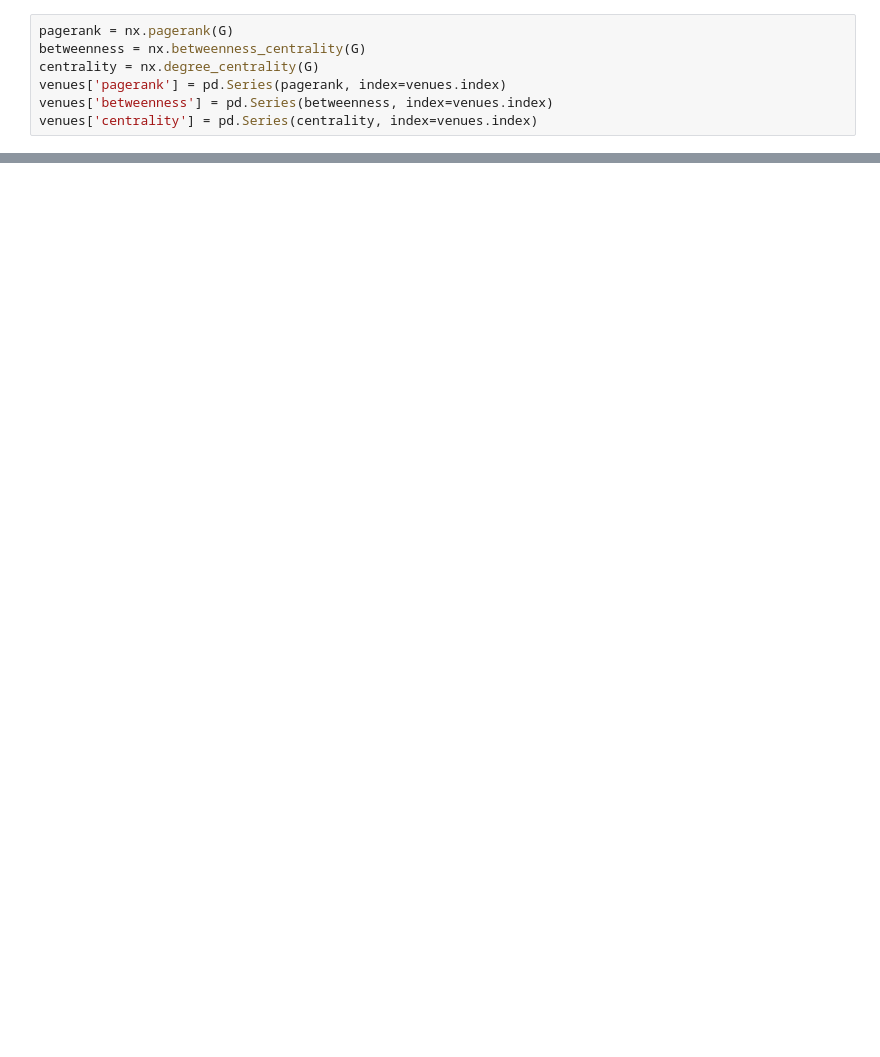
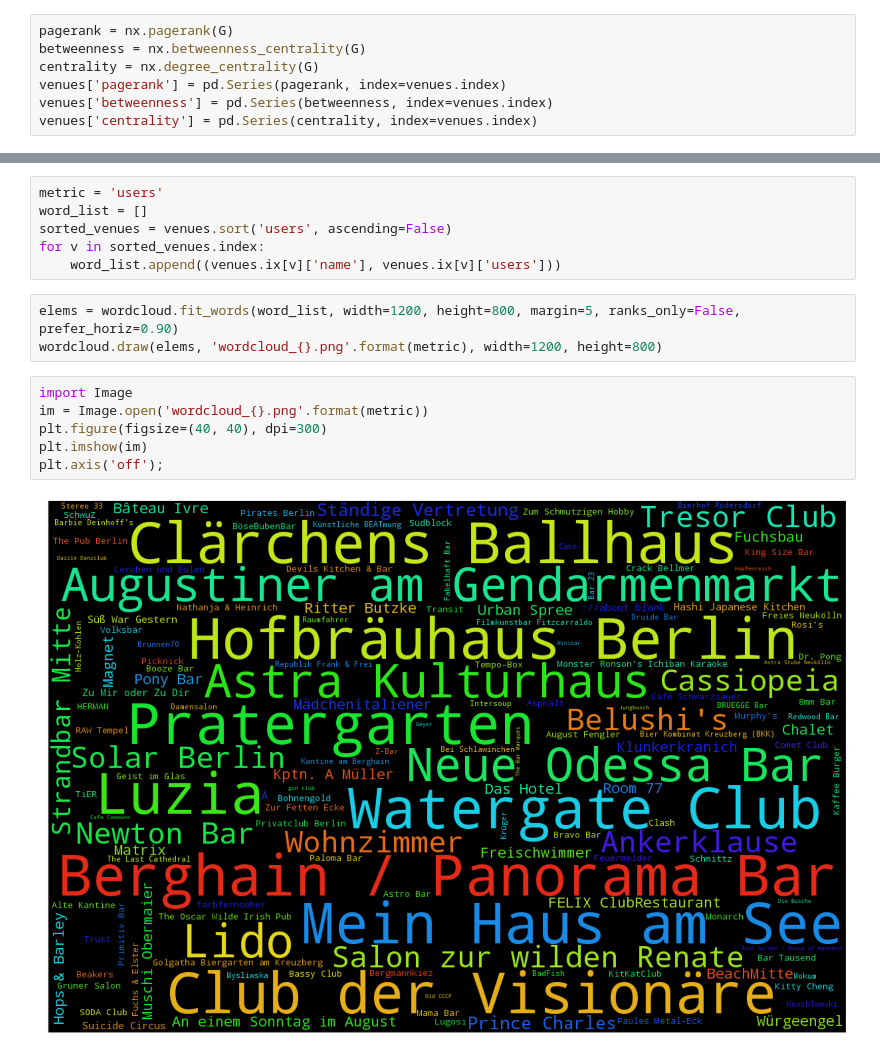
Before and after one commit to neocortex/notebooks, a Jupyter notebook: foursquare/2--Berlin Nightlife.ipynb, the cells around one changed output, grey strips where cells are left out. Drawn from its saved outputs; the diff is of its cells as text; blank space fills up the shorter version.

```diff
--- a/foursquare/2--Berlin Nightlife.ipynb
+++ b/foursquare/2--Berlin Nightlife.ipynb
@@ -140,0 +178,17 @@ plot_top_locations(venues, 'pagerank', 20)
+# %%
+metric = 'users'
+word_list = []
+sorted_venues = venues.sort('users', ascending=False)
+for v in sorted_venues.index:
+    word_list.append((venues.ix[v]['name'], venues.ix[v]['users']))
+# %%
+elems = wordcloud.fit_words(word_list, width=1200, height=800, margin=5, ranks_only=False, prefer_horiz=0.90)
+wordcloud.draw(elems, 'wordcloud_{}.png'.format(metric), width=1200, height=800)
+# %%
+import Image
+im = Image.open('wordcloud_{}.png'.format(metric))
+plt.figure(figsize=(40, 40), dpi=300)
+plt.imshow(im)
+plt.axis('off');
+# %% [output]
+[figure, added]
```
Also changed, not shown: parts of 44 cells of this notebook, 3 other files.
